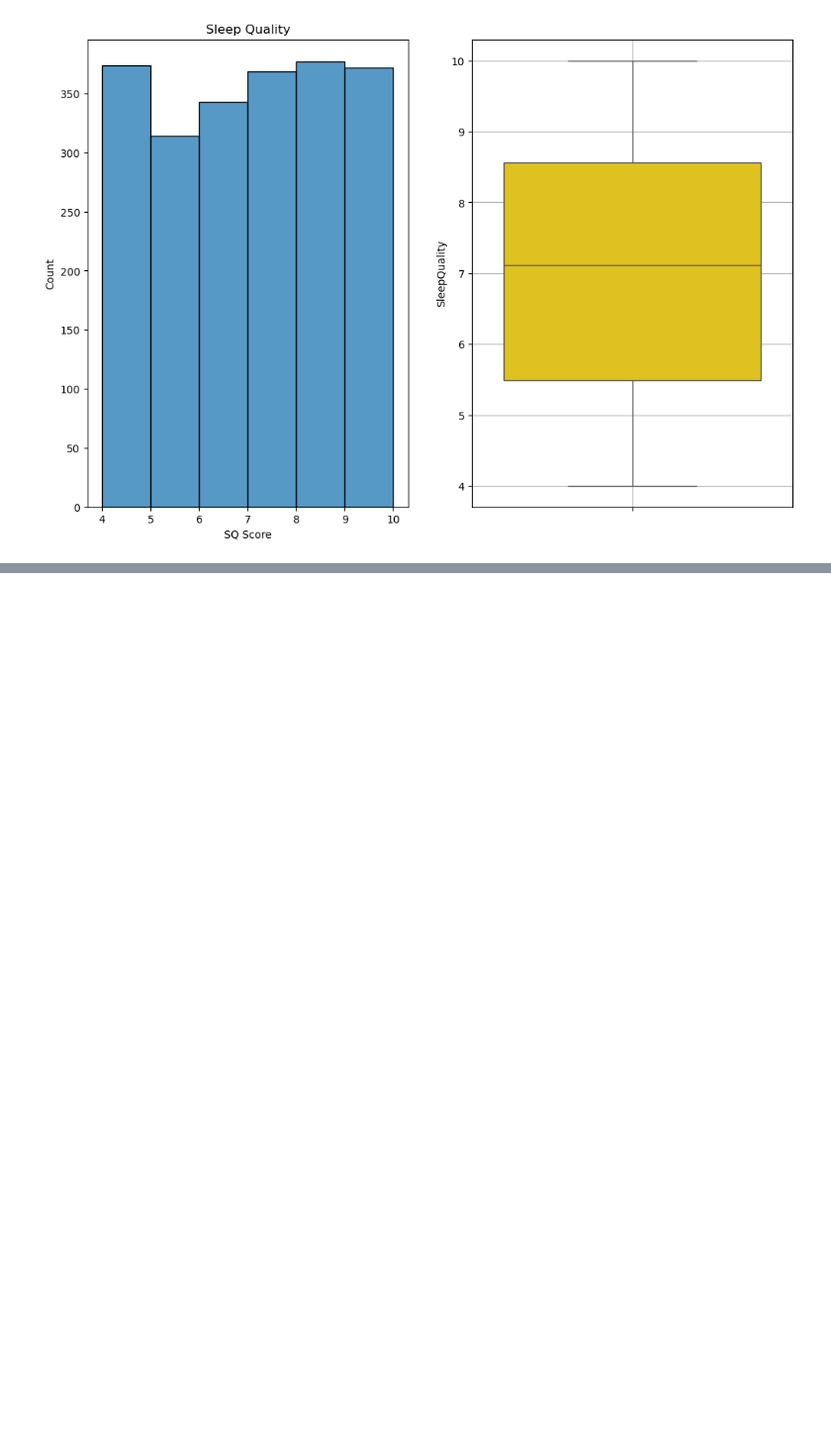
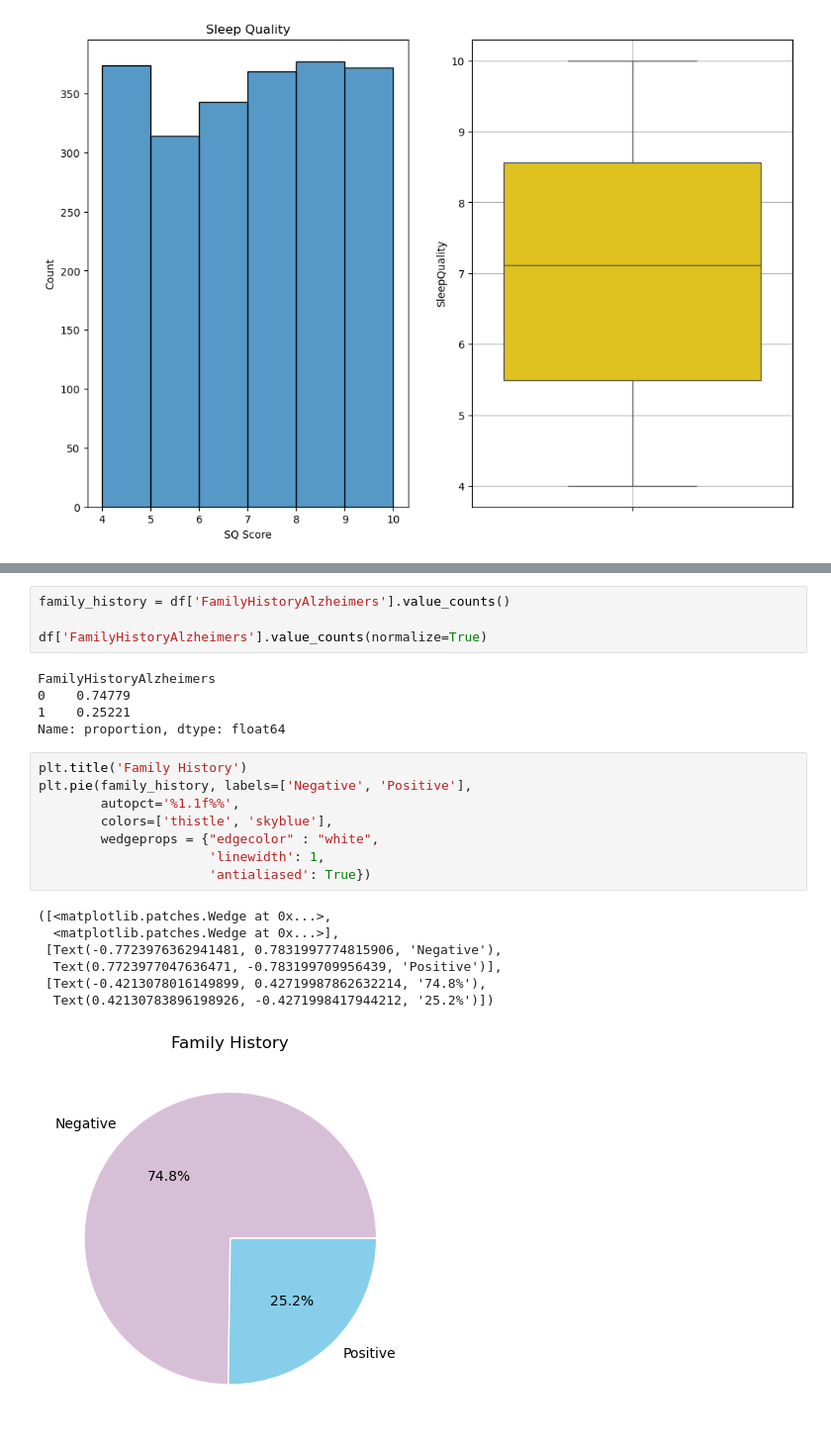
Before and after one commit to fdiezdev/alzheimer-dataset, a Jupyter notebook: main.ipynb, the cells around one changed output, grey strips where cells are left out. Shown at 99% size. Drawn from its saved outputs; the diff is of its cells as text; blank space fills up the shorter version.

```diff
--- a/main.ipynb
+++ b/main.ipynb
@@ -528,0 +543,25 @@ A modo de resumen, con lo analizado obtenidos hasta ahora, este dataset se compo
+# %%
+family_history = df['FamilyHistoryAlzheimers'].value_counts()
+
+df['FamilyHistoryAlzheimers'].value_counts(normalize=True)
+# %% [output]
+FamilyHistoryAlzheimers
+0    0.74779
+1    0.25221
+Name: proportion, dtype: float64
+# %%
+plt.title('Family History')
+plt.pie(family_history, labels=['Negative', 'Positive'],
+        autopct='%1.1f%%',
+        colors=['thistle', 'skyblue'],
+        wedgeprops = {"edgecolor" : "white",
+                      'linewidth': 1,
+                      'antialiased': True})
+# %% [output]
+([<matplotlib.patches.Wedge at 0x...>,
+  <matplotlib.patches.Wedge at 0x...>],
+ [Text(-0.7723976362941481, 0.7831997774815906, 'Negative'),
+  Text(0.7723977047636471, -0.783199709956439, 'Positive')],
+ [Text(-0.4213078016149899, 0.42719987862632214, '74.8%'),
+  Text(0.42130783896198926, -0.4271998417944212, '25.2%')])
+[figure, added]
```
Also changed, not shown: parts of 50 cells of this notebook.
